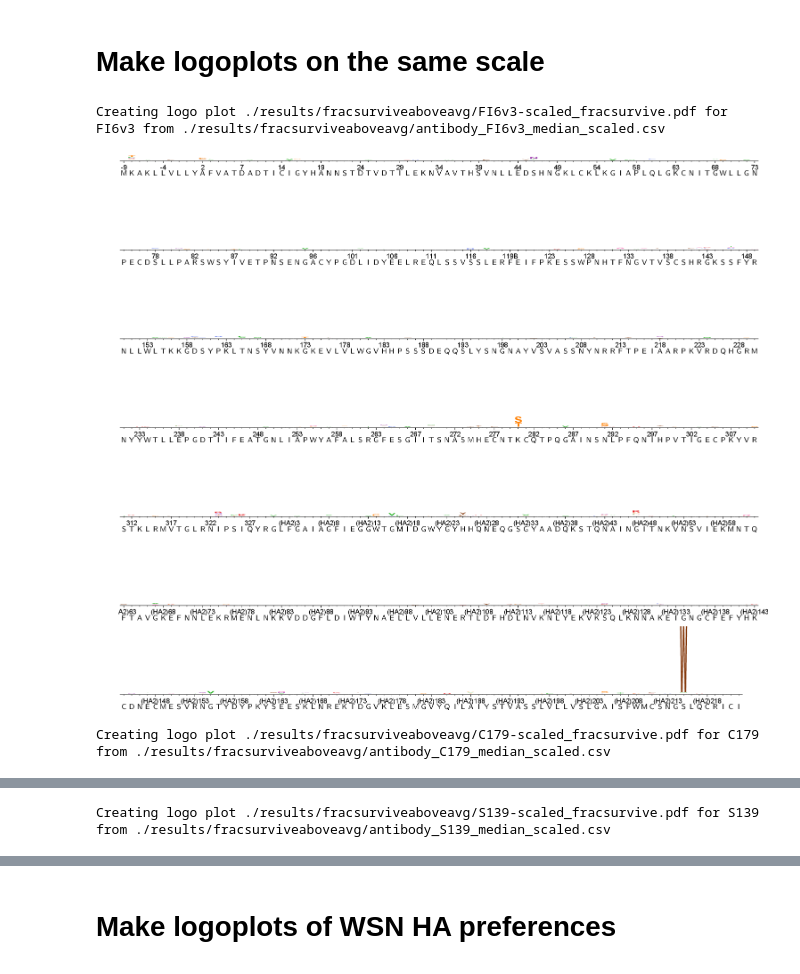
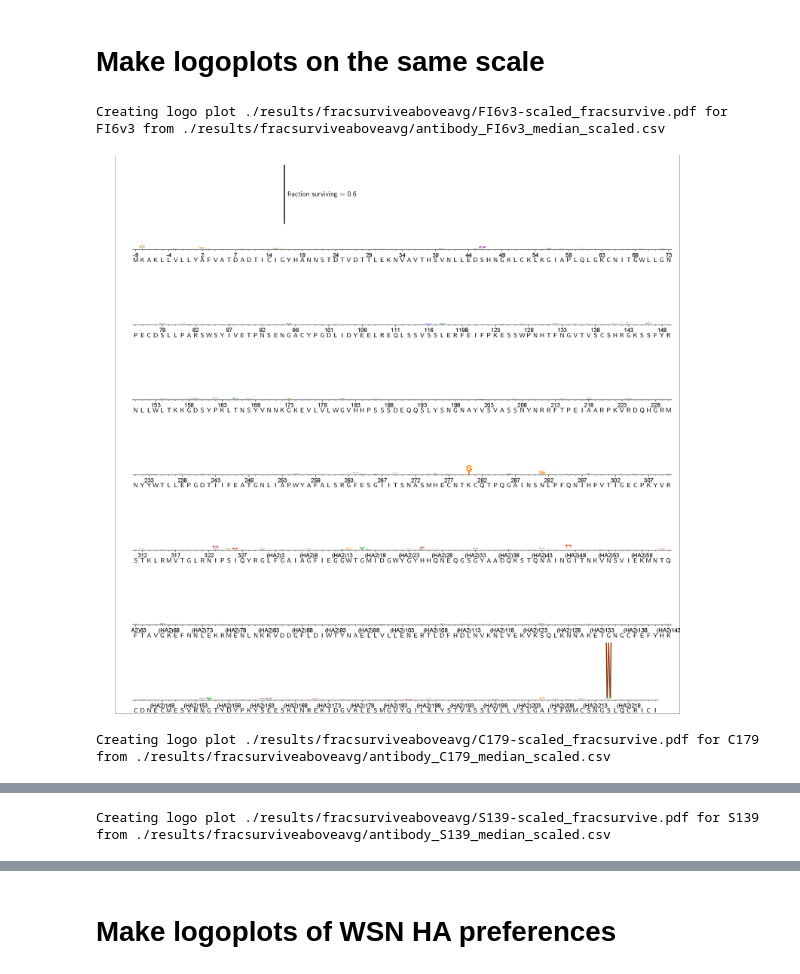
Before and after one commit to jbloomlab/HA_antibody_ease_of_escape, a Jupyter notebook: analysis_code/analysis_notebook.ipynb, the cells around one changed output, grey strips where cells are left out. Cells and saved outputs as stored; diff of their text form; code cells hidden in the pictures.

Commit message:
Attempting to make logoplots to the same scale

```diff
--- a/analysis_code/analysis_notebook.ipynb
+++ b/analysis_code/analysis_notebook.ipynb
@@ -532,25 +532,28 @@ scaledmedianfiles = [f.replace('.csv', '_scaled.csv') for f in medianfiles if 'S
 # %%
 scaledlogoplots = []
 
 for f in scaledmedianfiles:
     antibody = f.split('_')[1]
     abname = antibody + '-scaled'
     logoplot = os.path.join(fracsurviveaboveavgdir, '{0}_fracsurvive.pdf'.format(abname))
     rescaledlogoplots.append(logoplot)
 
+    scaleunit = '0.6'
+    scalelabel = '"fraction surviving = {0}"'.format(scaleunit)
     print("Creating logo plot {0} for {1} from {2}".format(logoplot, antibody, f))
     log = !dms2_logoplot \
             --fracsurvive {f} \
             --name {abname} \
             --outdir {fracsurviveaboveavgdir} \
             --numberevery 5 \
             --nperline 81 \
             --underlay yes \
             --overlay1 {f} wildtype wildtype \
+            --scalebar {scaleunit} {scalelabel} \
             --use_existing no
 
     showPDF(logoplot)
 # %% [output]
 Creating logo plot ./results/fracsurviveaboveavg/FI6v3-scaled_fracsurvive.pdf for FI6v3 from ./results/fracsurviveaboveavg/antibody_FI6v3_median_scaled.csv
-[figure, old version]
+[figure, new version]
 Creating logo plot ./results/fracsurviveaboveavg/C179-scaled_fracsurvive.pdf for C179 from ./results/fracsurviveaboveavg/antibody_C179_median_scaled.csv
```
Also changed, not shown: parts of 1 cell of this notebook.
